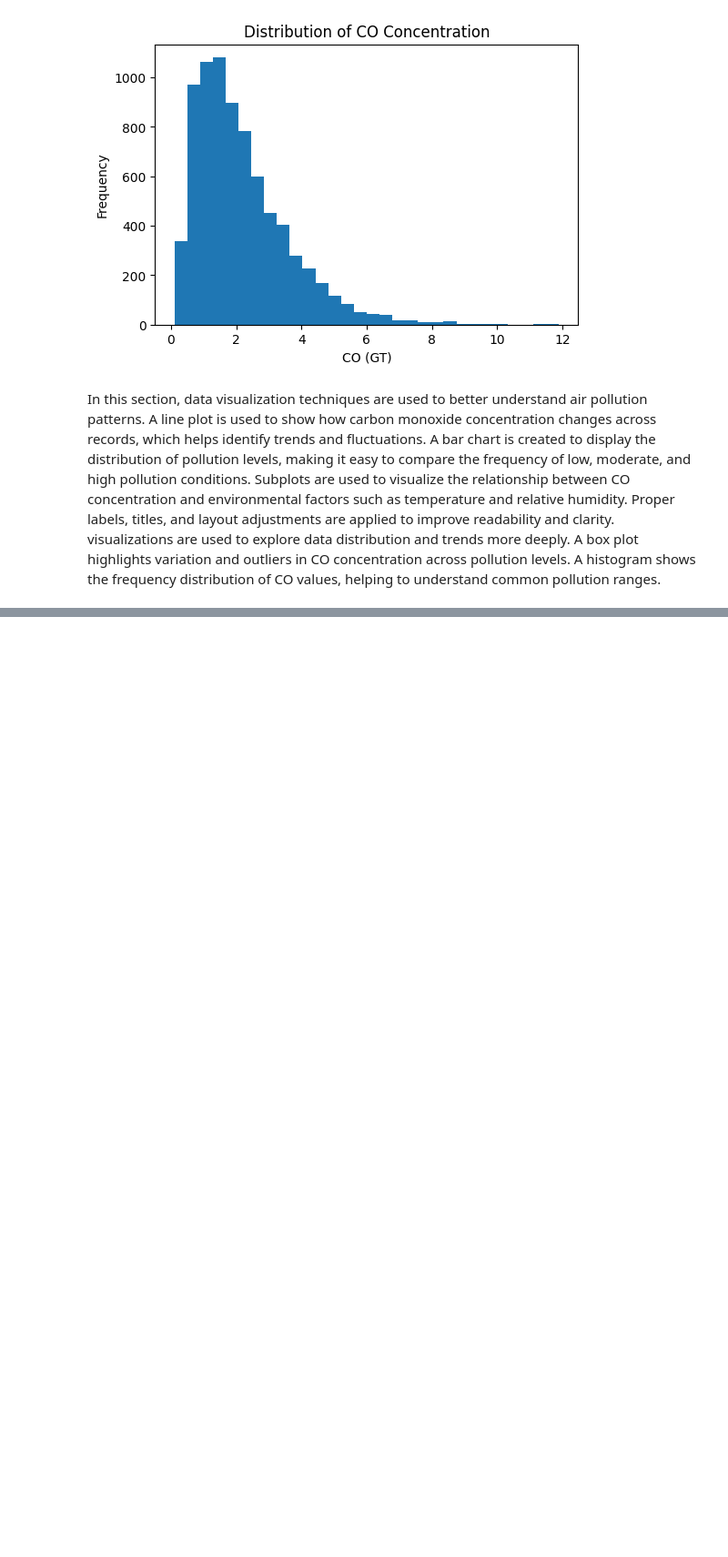
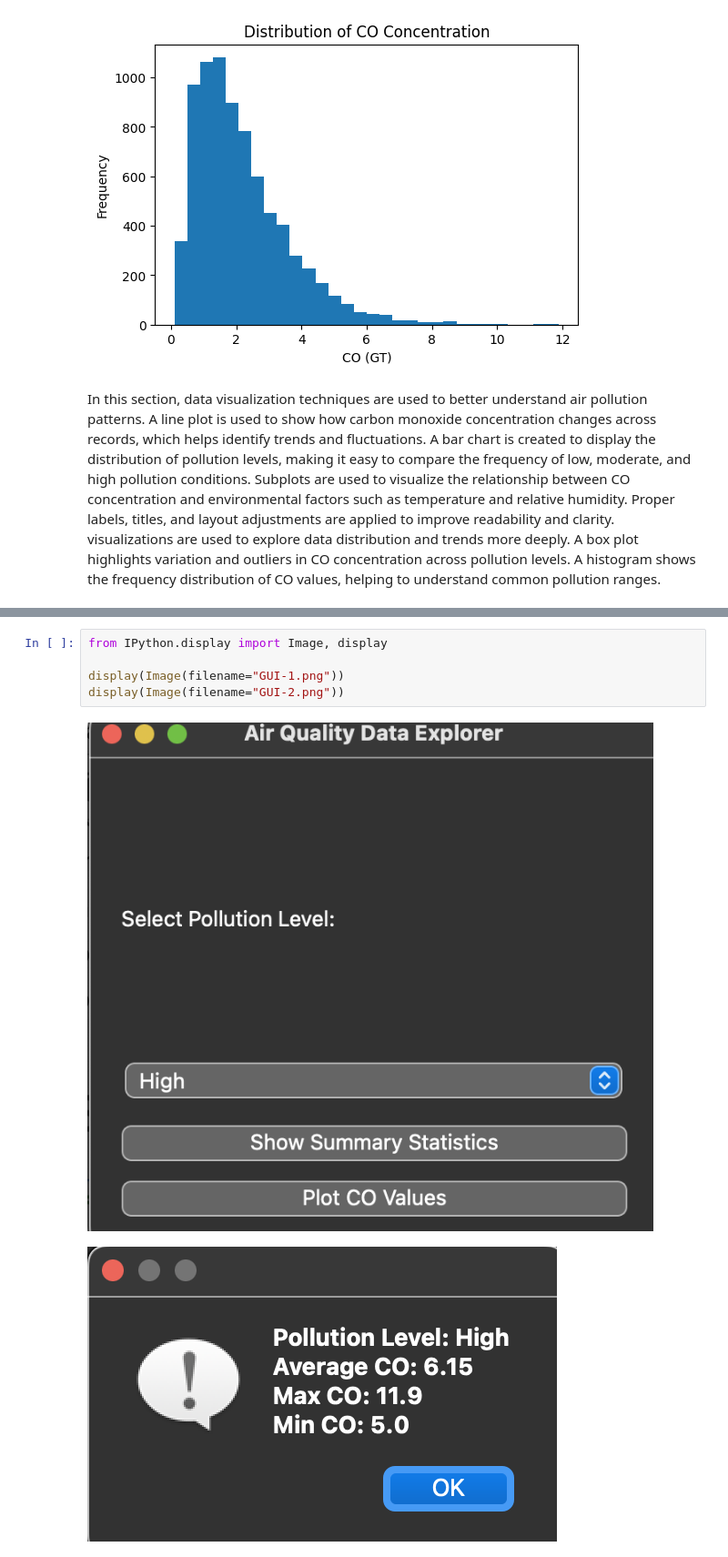
Before and after one commit to asfakd37-beep/Computer-Programming-, a Jupyter notebook: NTUID_N1424664.ipynb, the cells around one changed output, grey strips where cells are left out. Shown at 91% size. Saved outputs shown, nothing was run; the diff lists cells and outputs as text; blank space fills up the shorter version.

```diff
--- a/NTUID_N1424664.ipynb
+++ b/NTUID_N1424664.ipynb
@@ -533,0 +634,8 @@ In this section, data visualization techniques are used to better understand air
+# %%
+from IPython.display import Image, display
+
+display(Image(filename="GUI-1.png"))
+display(Image(filename="GUI-2.png"))
+# %% [output]
+[figure, added]
+[figure, added]
```
Also changed, not shown: parts of 7 cells of this notebook.
